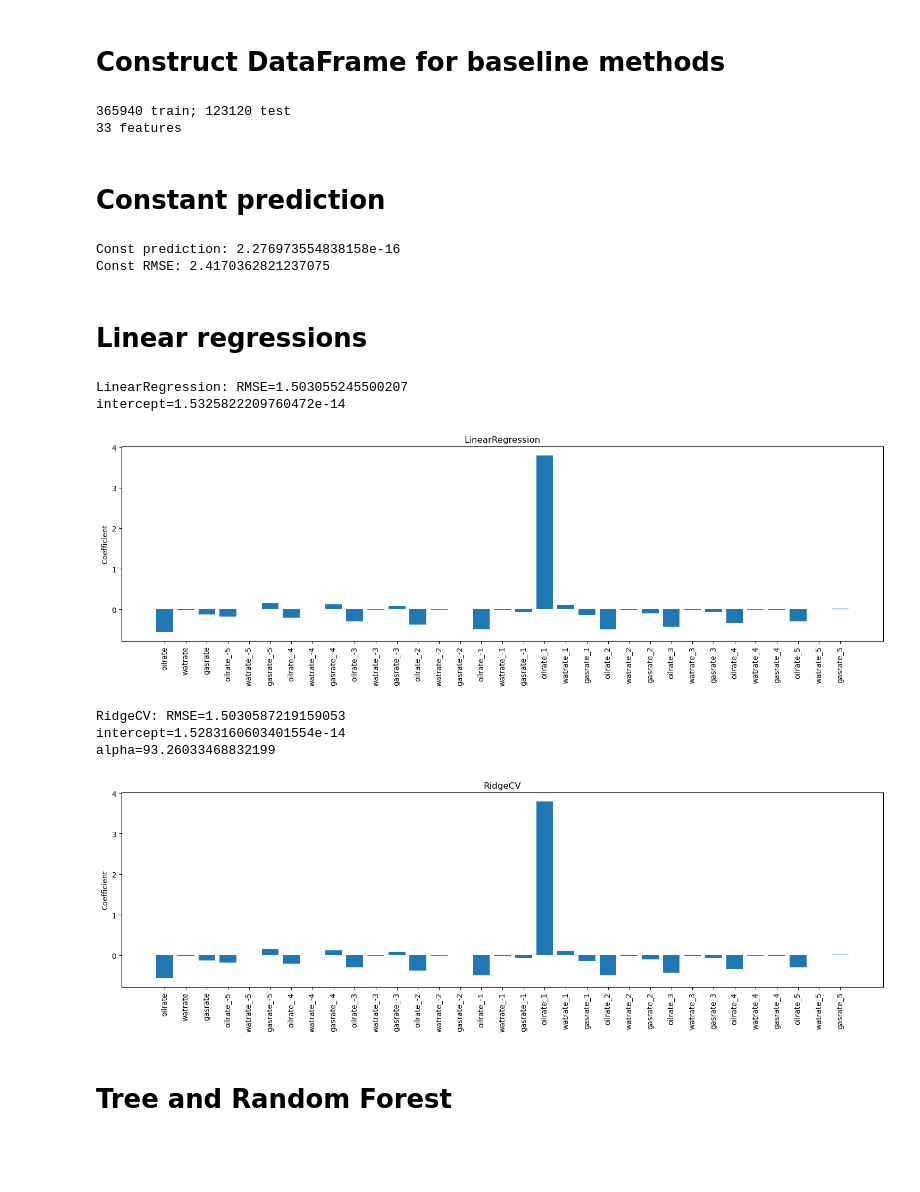
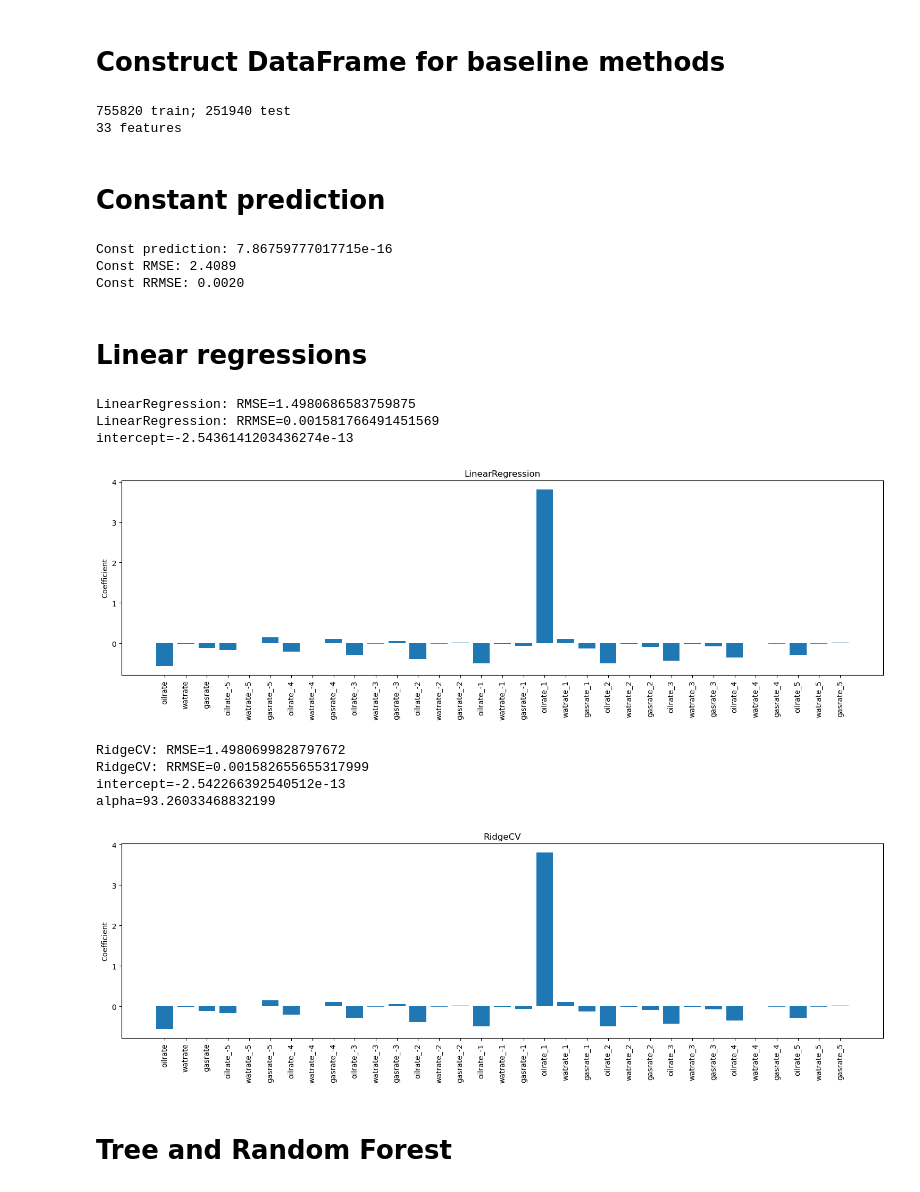
Before and after one commit to Maksim787/graph-oil, a Jupyter notebook: ML/baseline_models_mean_diff_prediction.ipynb, the cells around one changed output. Drawn from its saved outputs; the diff is of its cells as text; code cells hidden in the pictures; blank space fills up the shorter version.

```diff
--- a/ML/baseline_models_mean_diff_prediction.ipynb
+++ b/ML/baseline_models_mean_diff_prediction.ipynb
@@ -35,6 +35,10 @@ from tqdm.notebook import tqdm
 
 def rmse(y_true, y_pred):
     return mean_squared_error(y_true, y_pred, squared=False)
+
+def rrmse(y_true, y_pred):
+    mse = mean_squared_error(y_true, y_pred, squared=True)
+    return np.sqrt(mse / np.sum(y_pred**2))
 
 
 def add_well_time(f, t, n_lags):
@@ -74,17 +78,19 @@ assert X_test.isna().sum().sum() == 0
 print(f'{X_train.shape[0]} train; {X_test.shape[0]} test')
 print(f'{X_train.shape[1]} features')
 # %% [output]
-365940 train; 123120 test
+755820 train; 251940 test
 33 features
 # %% [markdown]
 # Constant prediction
 # %%
 const_prediction = y_train.mean()
 const_rmse = rmse(np.full_like(y_test, const_prediction), y_test)
-print(f'Const prediction: {const_prediction}\nConst RMSE: {const_rmse}')
+const_rrmse = rrmse(np.full_like(y_test, const_prediction), y_test)
+print(f'Const prediction: {const_prediction}\nConst RMSE: {const_rmse:.4f}\nConst RRMSE: {const_rrmse:.4f}')
 # %% [output]
-Const prediction: 2.276973554838158e-16
-Const RMSE: 2.4170362821237075
+Const prediction: 7.86759777017715e-16
+Const RMSE: 2.4089
+Const RRMSE: 0.0020
 # %% [markdown]
 # Linear regressions
 # %%
@@ -93,41 +99,46 @@ from sklearn.linear_model import LinearRegression, RidgeCV
 from sklearn.preprocessing import StandardScaler
 
 
 def fit_regression(model, X_train, y_train, X_test, y_test):
     scaler = StandardScaler()
     columns = X_train.columns
     X_train = scaler.fit_transform(X_train)
     X_test = scaler.transform(X_test)
     model.fit(X_train, y_train)
-    score = rmse(y_test, model.predict(X_test))
+    y_pred = model.predict(X_test)
+    score = rmse(y_test, y_pred)
+    relative_score = rrmse(y_test, y_pred)
     model_name = model.__class__.__name__
     print(f'{model_name}: RMSE={score}')
+    print(f'{model_name}: RRMSE={relative_score}')
     print(f'intercept={model.intercept_}')
     if not isinstance(model, LinearRegression):
         print(f'alpha={model.alpha_}')
     plt.figure(figsize=(15, 5))
     plt.bar(columns, model.coef_)
     plt.xticks(rotation=90)
     plt.title(model_name)
     plt.ylabel('Coefficient')
     plt.tight_layout()
     plt.savefig(figures_folder / (model_name + '.png'))
     plt.show()
 
 
 alphas = np.geomspace(1e-5, 1e5, 100)
 linear_models = [LinearRegression(), RidgeCV(alphas=alphas)]
 
 for model in linear_models:
     fit_regression(model, X_train, y_train, X_test, y_test)
 # %% [output]
-LinearRegression: RMSE=1.503055245500207
-intercept=1.5325822209760472e-14
+LinearRegression: RMSE=1.4980686583759875
+LinearRegression: RRMSE=0.001581766491451569
+intercept=-2.5436141203436274e-13
-[figure, old version]
+[figure, new version]
-RidgeCV: RMSE=1.5030587219159053
-intercept=1.5283160603401554e-14
+RidgeCV: RMSE=1.4980699828797672
+RidgeCV: RRMSE=0.001582655655317999
+intercept=-2.542266392540512e-13
 alpha=93.26033468832199
-[figure, old version]
+[figure, new version]
 # %% [markdown]
 # Tree and Random Forest
 # %%
```
Also changed, not shown: parts of 3 cells of this notebook.
